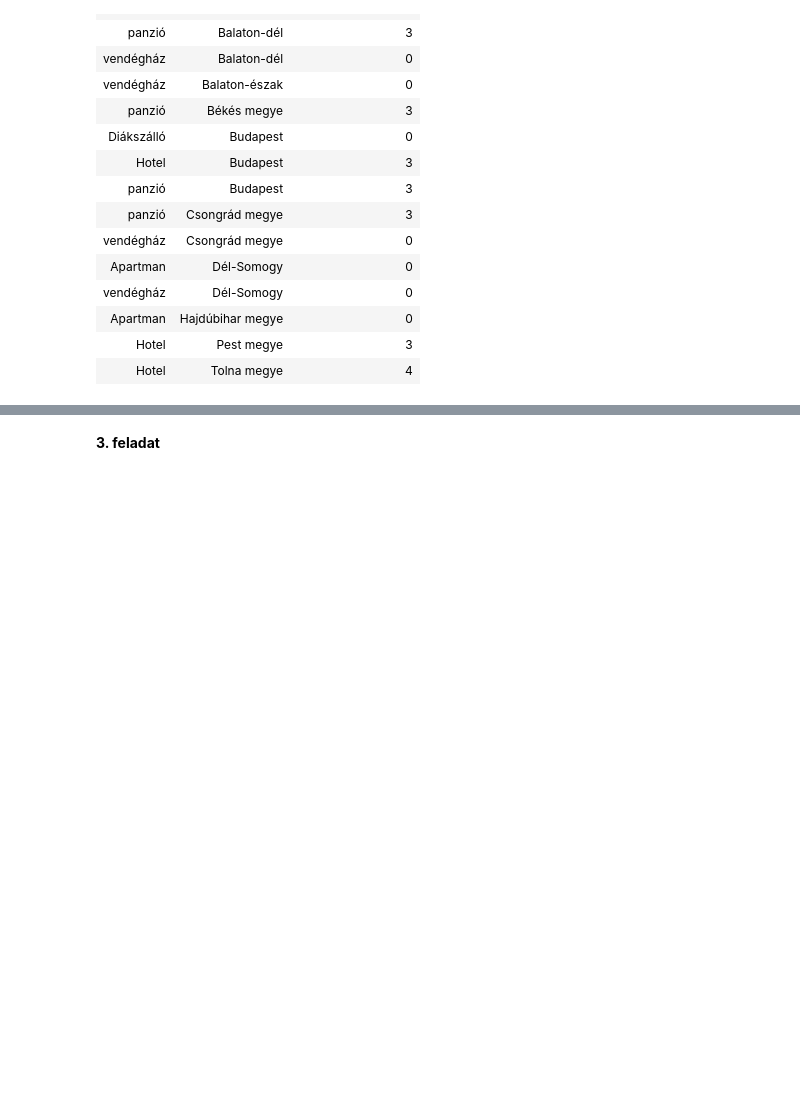
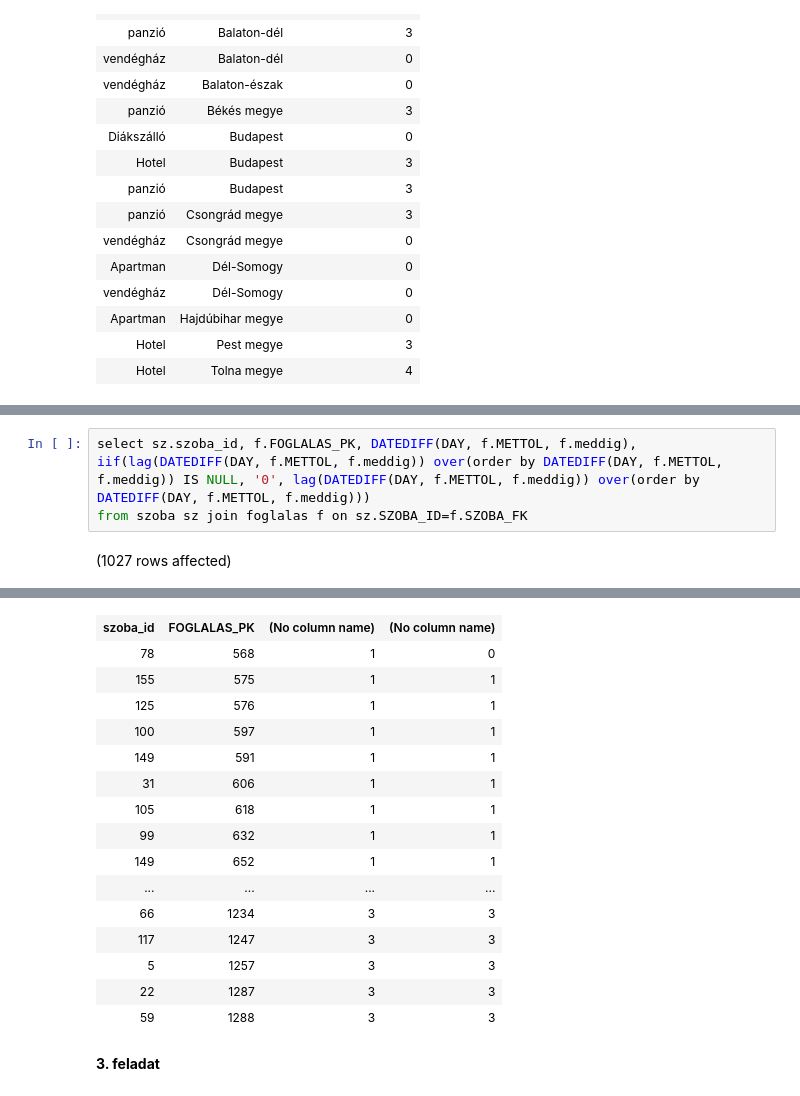
Before and after one commit to raczbeni007/sql_a25y1c, a Jupyter notebook: ZH.ipynb, the cells around one changed output, grey strips where cells are left out. Drawn from its saved outputs; the diff is of its cells as text; blank space fills up the shorter version.

```diff
--- a/ZH.ipynb
+++ b/ZH.ipynb
@@ -36,0 +42,6 @@ Total execution time: 00:00:00.008
+# %%
+select sz.szoba_id, f.FOGLALAS_PK, DATEDIFF(DAY, f.METTOL, f.meddig),
+iif(lag(DATEDIFF(DAY, f.METTOL, f.meddig)) over(order by DATEDIFF(DAY, f.METTOL, f.meddig)) IS NULL, '0', lag(DATEDIFF(DAY, f.METTOL, f.meddig)) over(order by DATEDIFF(DAY, f.METTOL, f.meddig)))
+from szoba sz join foglalas f on sz.SZOBA_ID=f.SZOBA_FK
+# %% [output]
+(1027 rows affected)
@@ -37,2 +49,18 @@ Total execution time: 00:00:00.008
+| szoba_id | FOGLALAS_PK | (No column name) | (No column name) |
+| 78 | 568 | 1 | 0 |
+| 155 | 575 | 1 | 1 |
+| 125 | 576 | 1 | 1 |
+| 100 | 597 | 1 | 1 |
+| 149 | 591 | 1 | 1 |
+| 31 | 606 | 1 | 1 |
+| 105 | 618 | 1 | 1 |
+| 99 | 632 | 1 | 1 |
+| 149 | 652 | 1 | 1 |
+| ... | ... | ... | ... |
+| 66 | 1234 | 3 | 3 |
+| 117 | 1247 | 3 | 3 |
+| 5 | 1257 | 3 | 3 |
+| 22 | 1287 | 3 | 3 |
+| 59 | 1288 | 3 | 3 |
 # %% [markdown]
 **3\. feladat**
```
Also changed, not shown: parts of 3 cells of this notebook.
